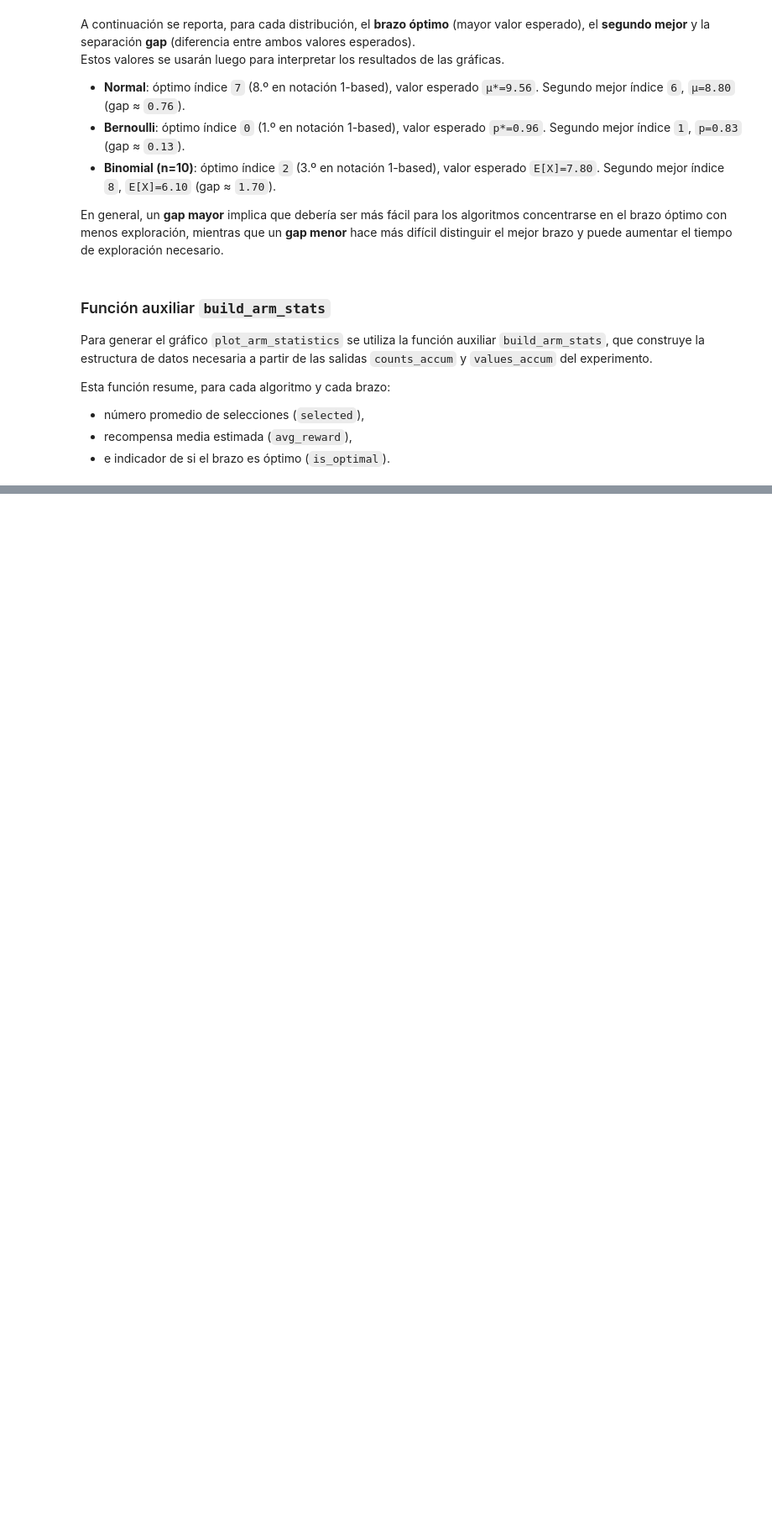
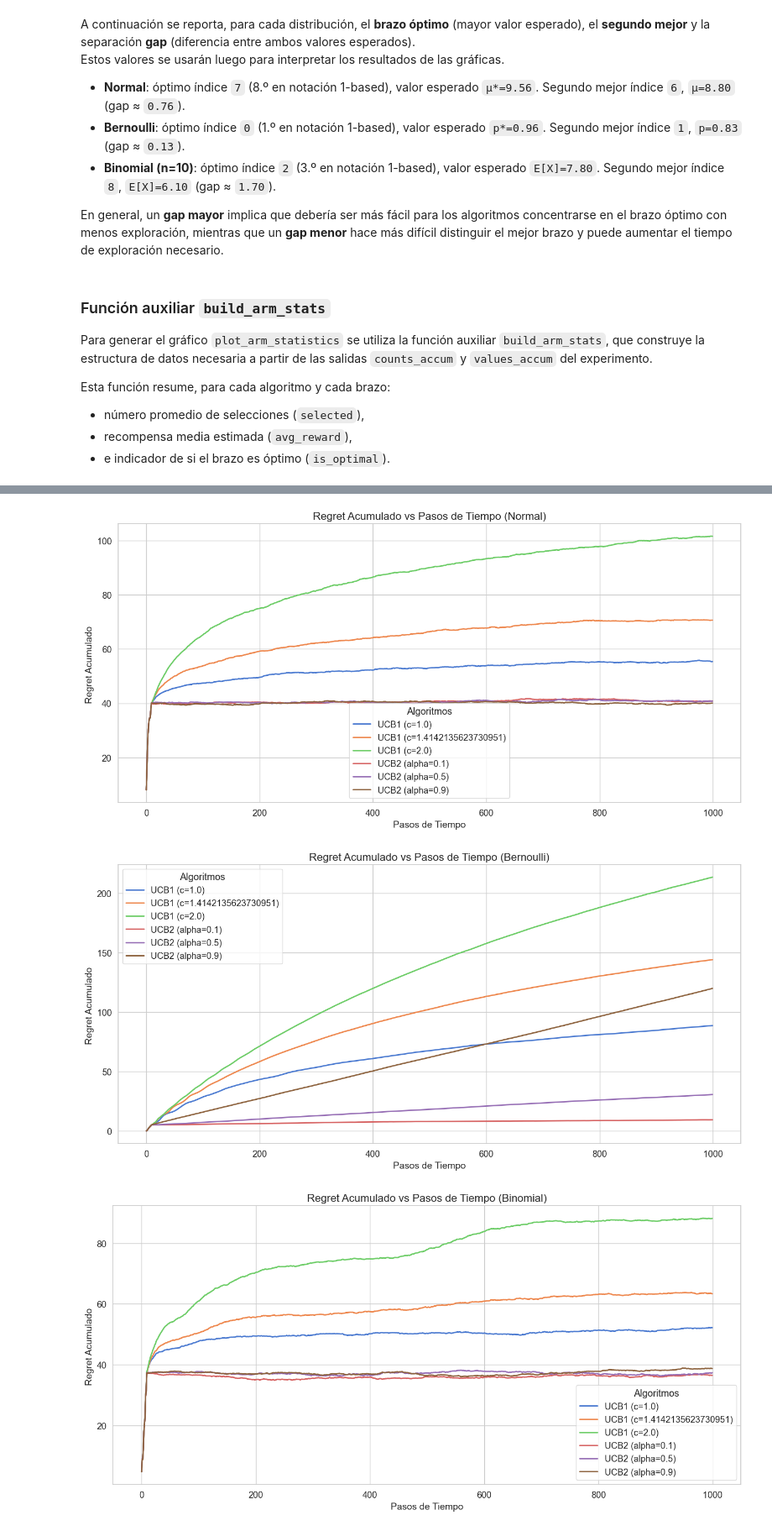
Before and after one commit to imchrisrueda/extML, a Jupyter notebook: k_brazos/banditUCB.ipynb, the cells around one changed output, grey strips where cells are left out. Shown at 84% size. Drawn from its saved outputs; the diff is of its cells as text; code cells hidden in the pictures; blank space fills up the shorter version.

```diff
--- a/k_brazos/banditUCB.ipynb
+++ b/k_brazos/banditUCB.ipynb
@@ -274,0 +460,10 @@ Esta función resume, para cada algoritmo y cada brazo:
+# %%
+# Graficar regret acumulado
+
+plot_regret(steps, regrets_normal, algorithms_normal, 'Normal')
+plot_regret(steps, regrets_bernoulli, algorithms_bernoulli, 'Bernoulli')
+plot_regret(steps, regrets_binomial, algorithms_binomial, 'Binomial')
+# %% [output]
+[figure, added]
+[figure, added]
+[figure, added]
```
Also changed, not shown: parts of 15 cells of this notebook.
